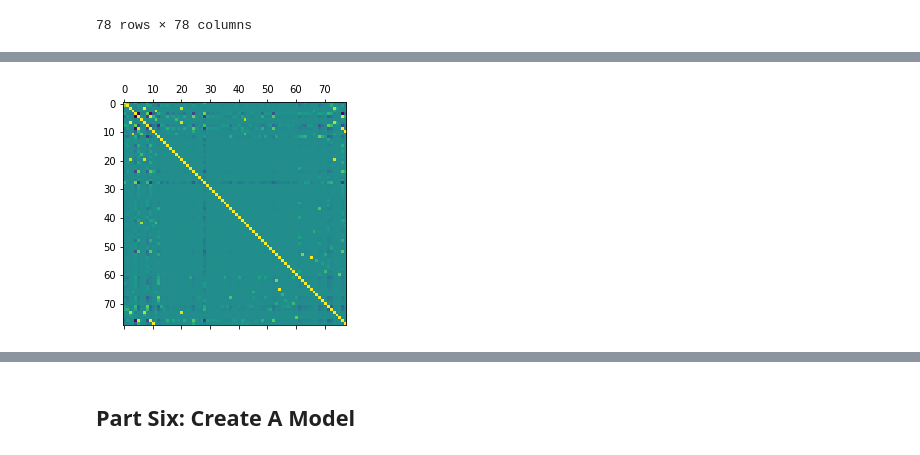
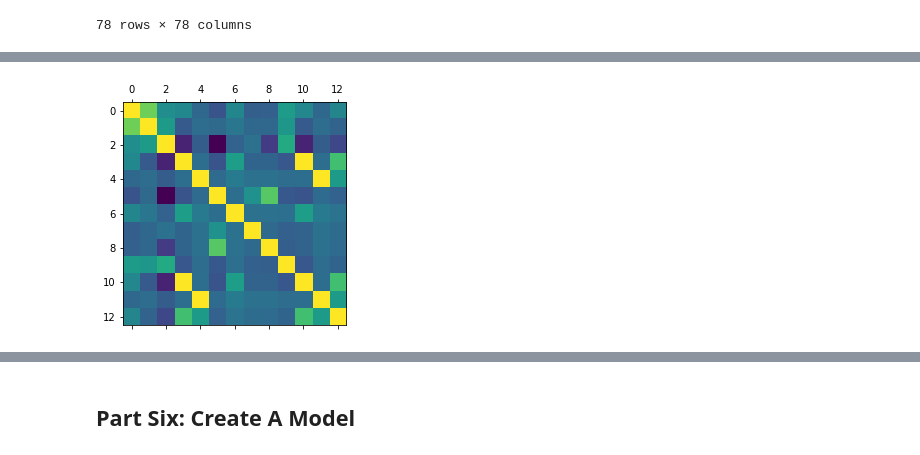
Before and after one commit to abbylloyd03/44688-Data-Analytics-Capstone, a Jupyter notebook: Lloyd-Capstone-v2.ipynb, the cells around one changed output, grey strips where cells are left out. Cells and saved outputs as stored; diff of their text form; code cells hidden in the pictures.

```diff
--- a/Lloyd-Capstone-v2.ipynb
+++ b/Lloyd-Capstone-v2.ipynb
@@ -419,0 +424,6 @@ df_max_scaled.corr()
+# %%
+columns_x = ['line_item_value', 'line_item_quantity', 'sc_Adult', 'sc_HIV test', 'sc_HIV test - Ancillary',
+            'sc_Pediatric', 'brand_Bioline', 'brand_Determine', 'df_Capsule', 'df_Oral solution', 'df_Tablet - FDC',
+            'df_Test kit', 'df_Test kit - Ancillary']
+
+df_max_scaled[columns_x].corr()
@@ -420,7 +445,7 @@ df_max_scaled.corr()
 # %%
 import matplotlib.pyplot as plt
 
-plt.matshow(df_max_scaled.corr())
+plt.matshow(df_max_scaled[columns_x].corr())
 plt.show()
 # %% [output]
-[figure, old version]
+[figure, new version]
```
Also changed, not shown: parts of 33 cells of this notebook.
